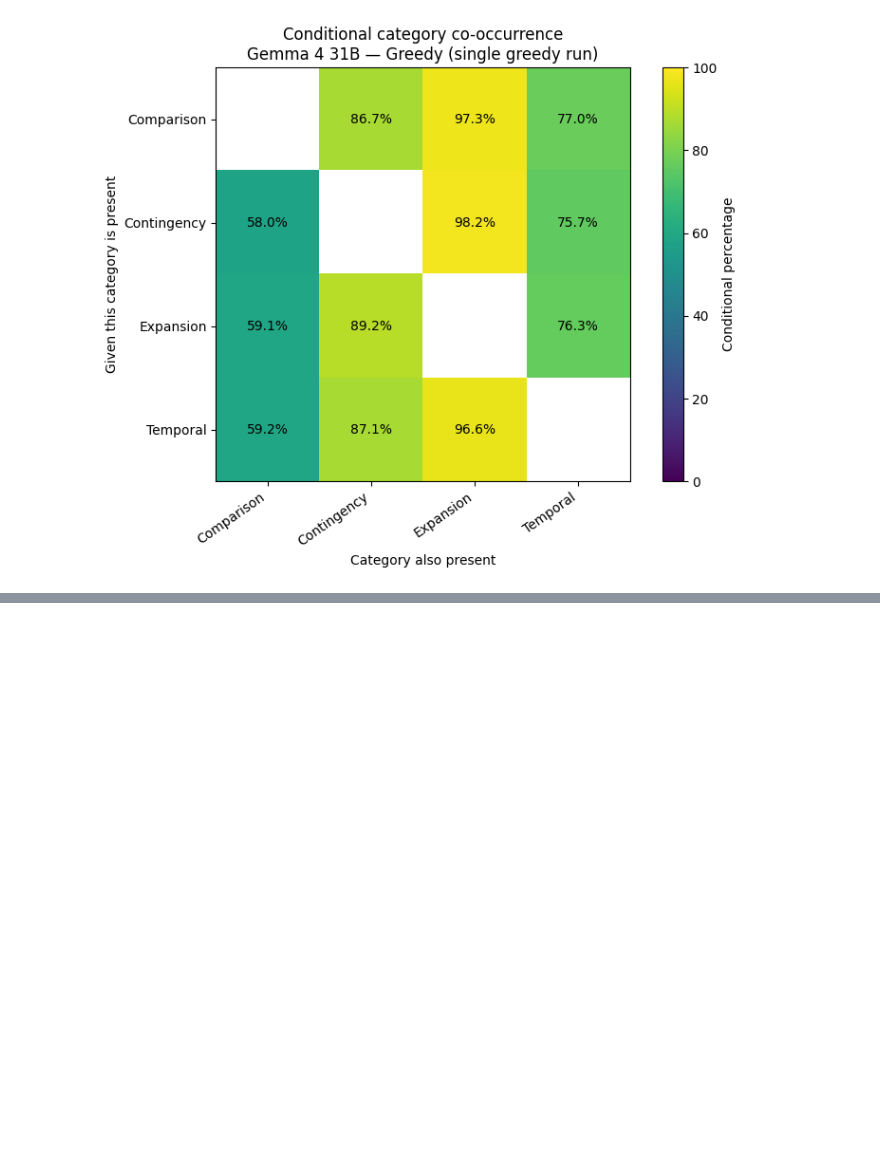
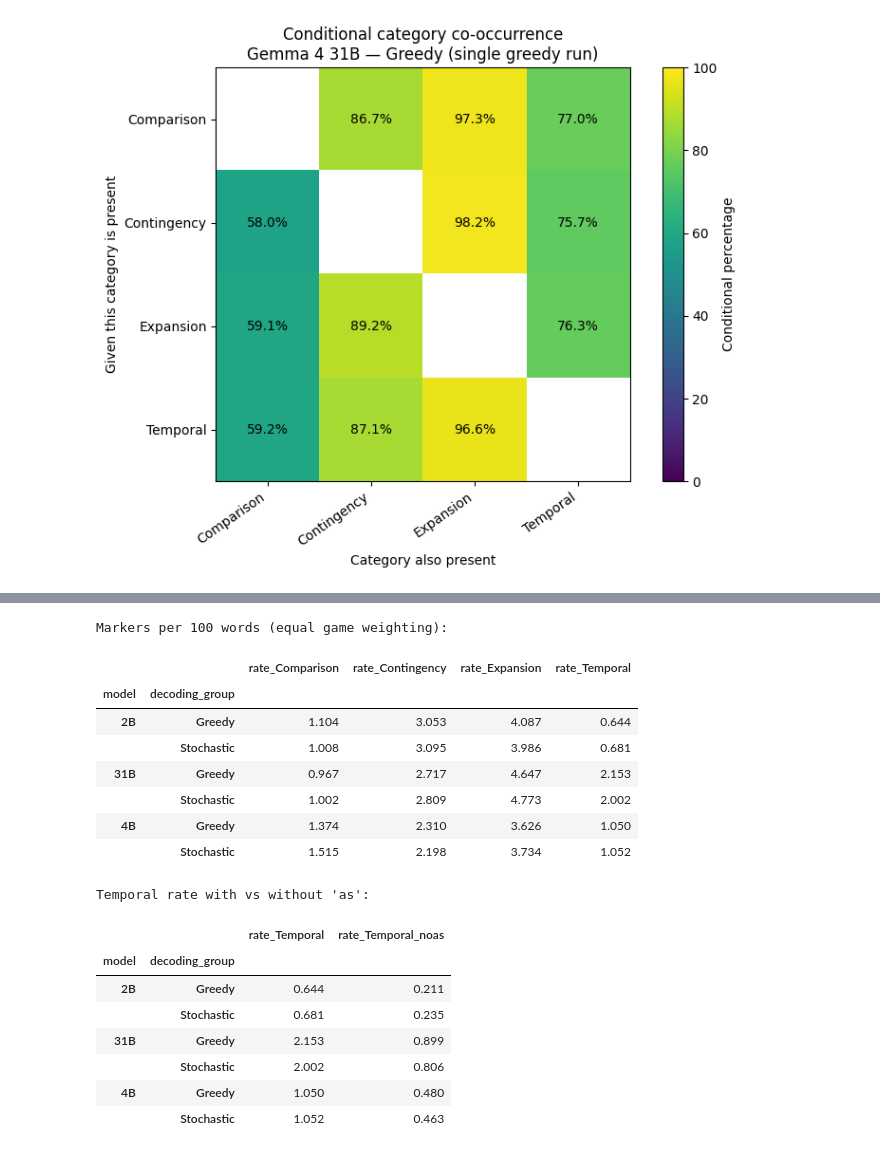
Before and after one commit to abriotto/masters_thesis_sdg, a Jupyter notebook: notebooks/04_justification_analysis/1_dimlex_justification_analysis.ipynb, the cells around one changed output, grey strips where cells are left out. Drawn from its saved outputs; the diff is of its cells as text; code cells hidden in the pictures; blank space fills up the shorter version.

```diff
--- a/notebooks/04_justification_analysis/dimlex_justification_analysis.ipynb
+++ b/notebooks/04_justification_analysis/1_dimlex_justification_analysis.ipynb
@@ -2702,0 +2805,38 @@ for model_name in MODEL_ORDER:
+# %%
+
+# --- EXT 2: normalized category rates (per game, then across games) ---
+def _game_then_mean(df, cols):
+    return df.groupby(["model","decoding_group","game_id"])[cols].mean() \
+             .groupby(["model","decoding_group"]).mean()
+_rate_cols = [f"rate_{c}" for c in CATS]
+norm_rates = _game_then_mean(_J, _rate_cols).round(3)
+print("Markers per 100 words (equal game weighting):"); display(norm_rates)
+
+# 'as' sensitivity: Temporal recomputed excluding 'as'
+_rx_as = _re.compile(r"\bas\b", _re.I)
+_J["n_as"] = _J["justification"].astype(str).str.lower().str.count(r"\bas\b")
+if "Temporal" in CATS and MARKERS.get("as") == "Temporal":
+    _J["rate_Temporal_noas"] = 100 * (_J["n_Temporal"] - _J["n_as"]).clip(lower=0) / _J["n_words"]
+    t = _game_then_mean(_J, ["rate_Temporal", "rate_Temporal_noas"]).round(3)
+    print("Temporal rate with vs without 'as':"); display(t)
+else:
+    print("'as' not assigned to Temporal in this lexicon -- no sensitivity issue.")
+# %% [output]
+Markers per 100 words (equal game weighting):
+|  |  | rate_Comparison | rate_Contingency | rate_Expansion | rate_Temporal |
+| model | decoding_group |  |  |  |  |
+| 2B | Greedy | 1.104 | 3.053 | 4.087 | 0.644 |
+|  | Stochastic | 1.008 | 3.095 | 3.986 | 0.681 |
+| 31B | Greedy | 0.967 | 2.717 | 4.647 | 2.153 |
+|  | Stochastic | 1.002 | 2.809 | 4.773 | 2.002 |
+| 4B | Greedy | 1.374 | 2.310 | 3.626 | 1.050 |
+|  | Stochastic | 1.515 | 2.198 | 3.734 | 1.052 |
+Temporal rate with vs without 'as':
+|  |  | rate_Temporal | rate_Temporal_noas |
+| model | decoding_group |  |  |
+| 2B | Greedy | 0.644 | 0.211 |
+|  | Stochastic | 0.681 | 0.235 |
+| 31B | Greedy | 2.153 | 0.899 |
+|  | Stochastic | 2.002 | 0.806 |
+| 4B | Greedy | 1.050 | 0.480 |
+|  | Stochastic | 1.052 | 0.463 |
```
Also changed, not shown: parts of 7 cells of this notebook, 54 other files.
